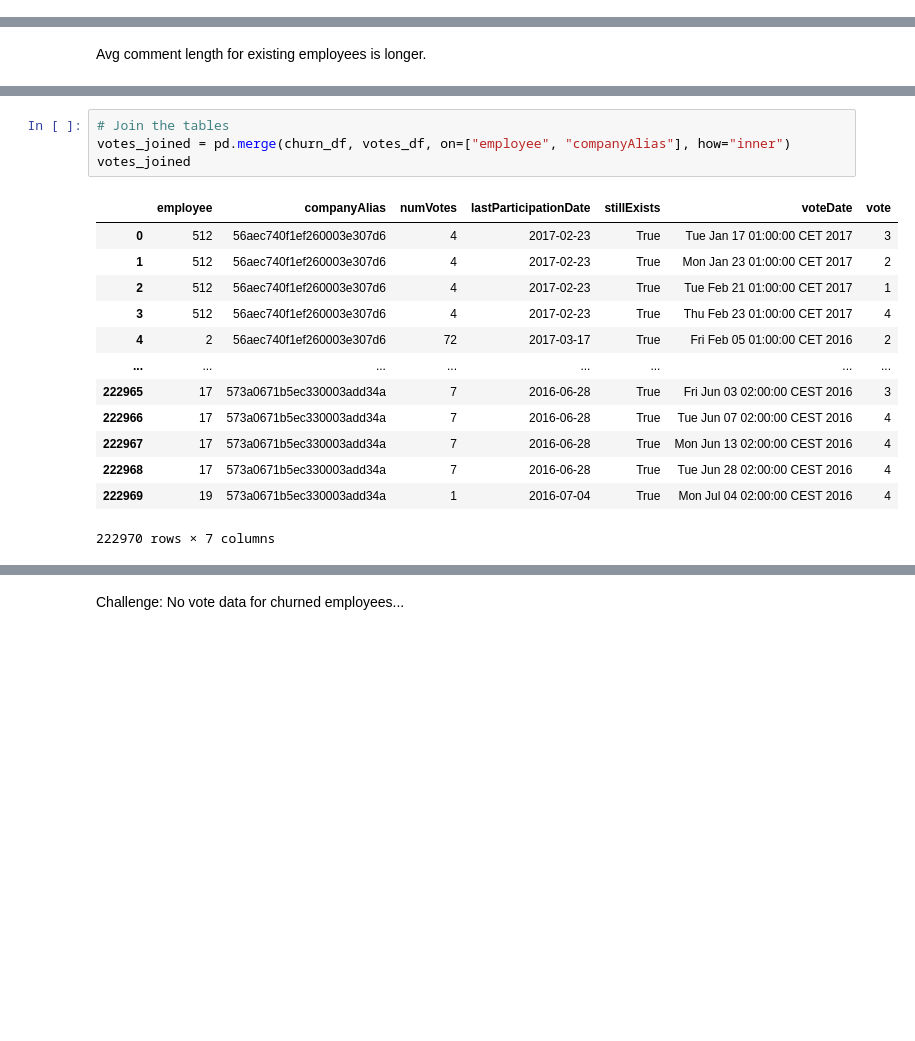
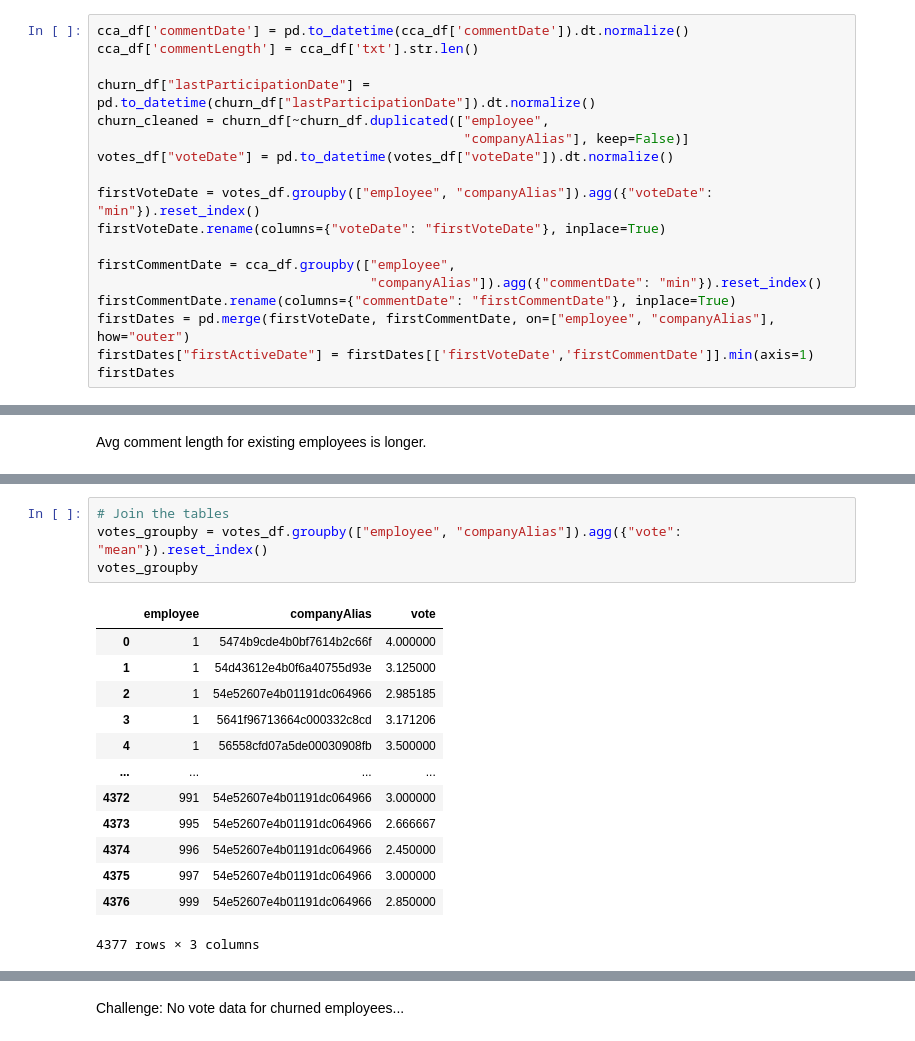
Before and after one commit to ceciliastern/ds_term_project, a Jupyter notebook: Descriptive Analysis - Happiness Dataset.ipynb, the cells around one changed output, grey strips where cells are left out. Drawn from its saved outputs; the diff is of its cells as text; blank space fills up the shorter version.

```diff
--- a/Descriptive Analysis - Happiness Dataset.ipynb
+++ b/Descriptive Analysis - Happiness Dataset.ipynb
@@ -226,3 +226,21 @@ churned_employees.describe()
 | max | -2.000000 | 0.0 |
 # %% [markdown]
 ^# NumVotes for churned_employees are all 0s...
+# %%
+cca_df['commentDate'] = pd.to_datetime(cca_df['commentDate']).dt.normalize()
+cca_df['commentLength'] = cca_df['txt'].str.len()
+
+churn_df["lastParticipationDate"] = pd.to_datetime(churn_df["lastParticipationDate"]).dt.normalize()
+churn_cleaned = churn_df[~churn_df.duplicated(["employee",
+                                               "companyAlias"], keep=False)]
+votes_df["voteDate"] = pd.to_datetime(votes_df["voteDate"]).dt.normalize()
+
+firstVoteDate = votes_df.groupby(["employee", "companyAlias"]).agg({"voteDate": "min"}).reset_index()
+firstVoteDate.rename(columns={"voteDate": "firstVoteDate"}, inplace=True)
+
+firstCommentDate = cca_df.groupby(["employee",
+                                   "companyAlias"]).agg({"commentDate": "min"}).reset_index()
+firstCommentDate.rename(columns={"commentDate": "firstCommentDate"}, inplace=True)
+firstDates = pd.merge(firstVoteDate, firstCommentDate, on=["employee", "companyAlias"], how="outer")
+firstDates["firstActiveDate"] = firstDates[['firstVoteDate','firstCommentDate']].min(axis=1)
+firstDates
@@ -325,18 +389,18 @@ Avg comment length for existing employees is longer.
 # %%
 # Join the tables
-votes_joined = pd.merge(churn_df, votes_df, on=["employee", "companyAlias"], how="inner")
-votes_joined
+votes_groupby = votes_df.groupby(["employee", "companyAlias"]).agg({"vote": "mean"}).reset_index()
+votes_groupby
 # %% [output]
-|  | employee | companyAlias | numVotes | lastParticipationDate | stillExists | voteDate | vote |
-| 0 | 512 | 56aec740f1ef260003e307d6 | 4 | 2017-02-23 | True | Tue Jan 17 01:00:00 CET 2017 | 3 |
-| 1 | 512 | 56aec740f1ef260003e307d6 | 4 | 2017-02-23 | True | Mon Jan 23 01:00:00 CET 2017 | 2 |
-| 2 | 512 | 56aec740f1ef260003e307d6 | 4 | 2017-02-23 | True | Tue Feb 21 01:00:00 CET 2017 | 1 |
-| 3 | 512 | 56aec740f1ef260003e307d6 | 4 | 2017-02-23 | True | Thu Feb 23 01:00:00 CET 2017 | 4 |
-| 4 | 2 | 56aec740f1ef260003e307d6 | 72 | 2017-03-17 | True | Fri Feb 05 01:00:00 CET 2016 | 2 |
-| ... | ... | ... | ... | ... | ... | ... | ... |
-| 222965 | 17 | 573a0671b5ec330003add34a | 7 | 2016-06-28 | True | Fri Jun 03 02:00:00 CEST 2016 | 3 |
-| 222966 | 17 | 573a0671b5ec330003add34a | 7 | 2016-06-28 | True | Tue Jun 07 02:00:00 CEST 2016 | 4 |
-| 222967 | 17 | 573a0671b5ec330003add34a | 7 | 2016-06-28 | True | Mon Jun 13 02:00:00 CEST 2016 | 4 |
-| 222968 | 17 | 573a0671b5ec330003add34a | 7 | 2016-06-28 | True | Tue Jun 28 02:00:00 CEST 2016 | 4 |
-| 222969 | 19 | 573a0671b5ec330003add34a | 1 | 2016-07-04 | True | Mon Jul 04 02:00:00 CEST 2016 | 4 |
+|  | employee | companyAlias | vote |
+| 0 | 1 | 5474b9cde4b0bf7614b2c66f | 4.000000 |
+| 1 | 1 | 54d43612e4b0f6a40755d93e | 3.125000 |
+| 2 | 1 | 54e52607e4b01191dc064966 | 2.985185 |
+| 3 | 1 | 5641f96713664c000332c8cd | 3.171206 |
+| 4 | 1 | 56558cfd07a5de00030908fb | 3.500000 |
+| ... | ... | ... | ... |
+| 4372 | 991 | 54e52607e4b01191dc064966 | 3.000000 |
+| 4373 | 995 | 54e52607e4b01191dc064966 | 2.666667 |
+| 4374 | 996 | 54e52607e4b01191dc064966 | 2.450000 |
+| 4375 | 997 | 54e52607e4b01191dc064966 | 3.000000 |
+| 4376 | 999 | 54e52607e4b01191dc064966 | 2.850000 |
-222970 rows × 7 columns
+4377 rows × 3 columns
```
Also changed, not shown: parts of 11 cells of this notebook, 1 other file.
